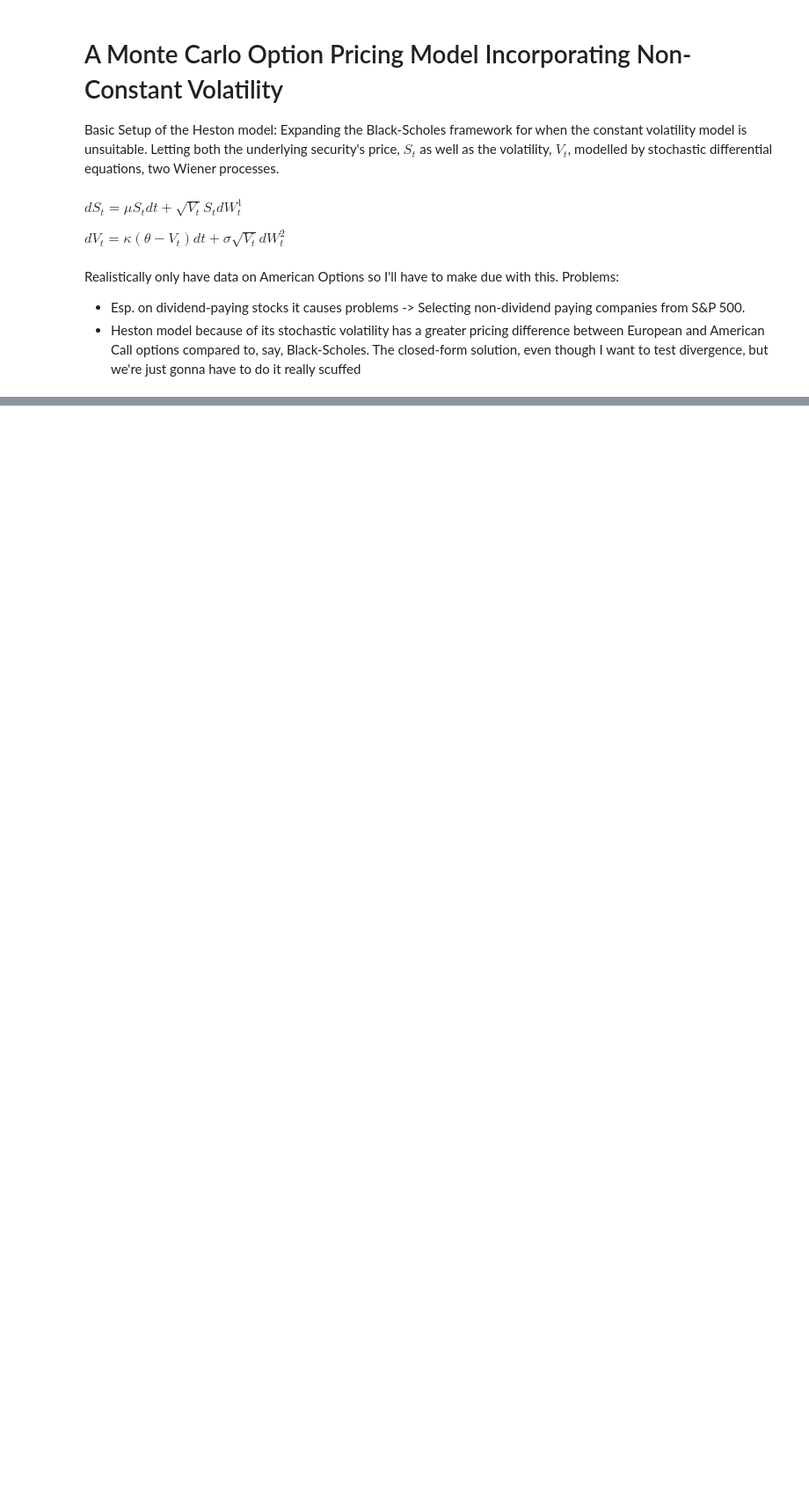
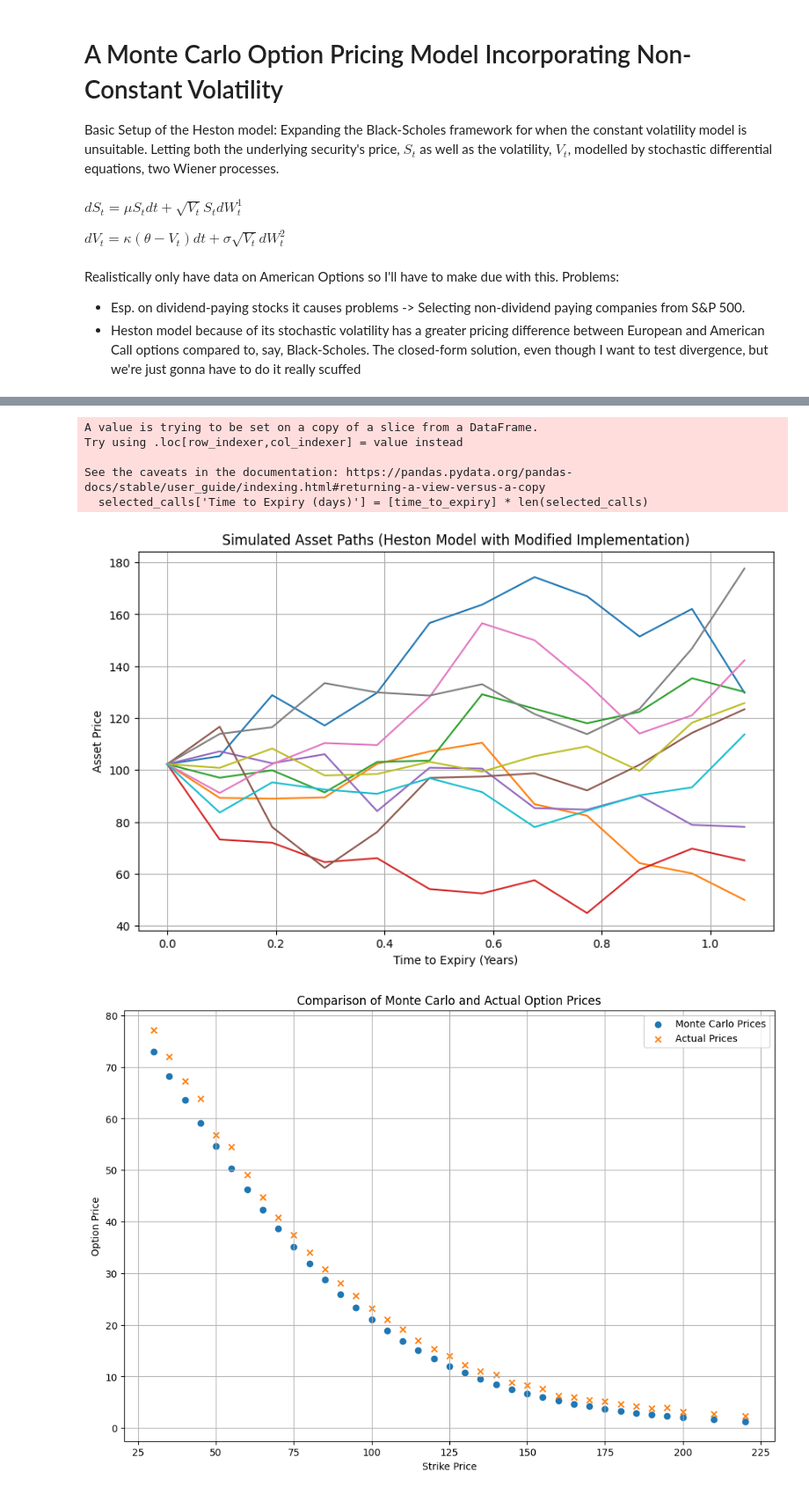
Before and after one commit to OscarAdserballe/Heston-Model, a Jupyter notebook: model.ipynb, the cells around one changed output, grey strips where cells are left out. Shown at 88% size. Drawn from its saved outputs; the diff is of its cells as text; code cells hidden in the pictures; blank space fills up the shorter version.

```diff
--- a/model.ipynb
+++ b/model.ipynb
@@ -13,0 +174,27 @@ Problems:
+# %%
+#visualizing the comparison between Monte Carlo and actual option prices
+def plot_option_comparison(merged_comparison_df):
+    plt.figure(figsize=(12, 8))
+    plt.scatter(merged_comparison_df['Strike Price'], merged_comparison_df['MC Option Price'], label='Monte Carlo Prices', marker='o')
+    plt.scatter(merged_comparison_df['Strike Price'], merged_comparison_df['Actual Option Price'], label='Actual Prices', marker='x')
+    plt.xlabel('Strike Price')
+    plt.ylabel('Option Price')
+    plt.title('Comparison of Monte Carlo and Actual Option Prices')
+    plt.legend()
+    plt.grid(True)
+    plt.show()
+# %%
+def all(ticker):
+    option_data_df, stock_data_df = get_ticker_data(ticker)
+    option_data_df.to_csv(f"option_data_{ticker}.csv")
+    stock_data_df.to_csv(f"stock_data_{ticker}.csv")
+    merged_comparison_df = mc_paths(option_data_df, stock_data_df)
+    plt.title('Simulated Asset Paths (Heston Model with Modified Implementation)')
+    plt.xlabel('Time to Expiry (Years)')
+    plt.ylabel('Asset Price')
+    plt.grid(True)
+    plt.show()
+    plot_option_comparison(merged_comparison_df)
+# %%
+all("AMD")
+# %% [output]
@@ -13,0 +202,7 @@ Problems:
+A value is trying to be set on a copy of a slice from a DataFrame.
+Try using .loc[row_indexer,col_indexer] = value instead
+
+See the caveats in the documentation: https://pandas.pydata.org/pandas-docs/stable/user_guide/indexing.html#returning-a-view-versus-a-copy
+  selected_calls['Time to Expiry (days)'] = [time_to_expiry] * len(selected_calls)
+[figure, added]
+[figure, added]
```
Also changed, not shown: parts of 23 cells of this notebook, 8 other files.
